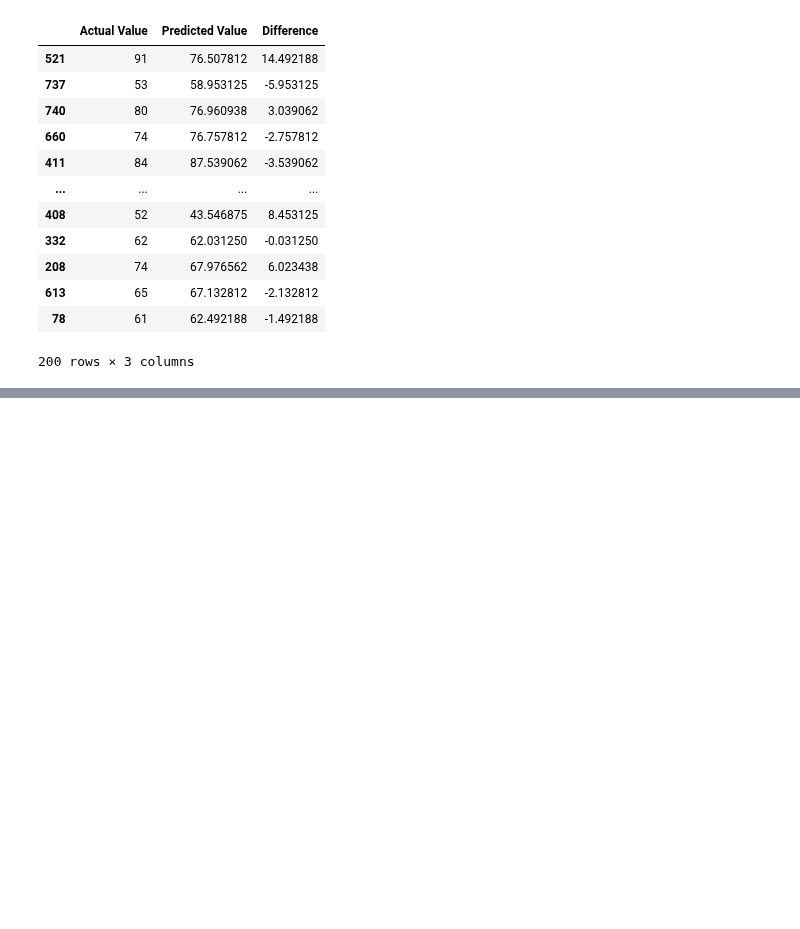
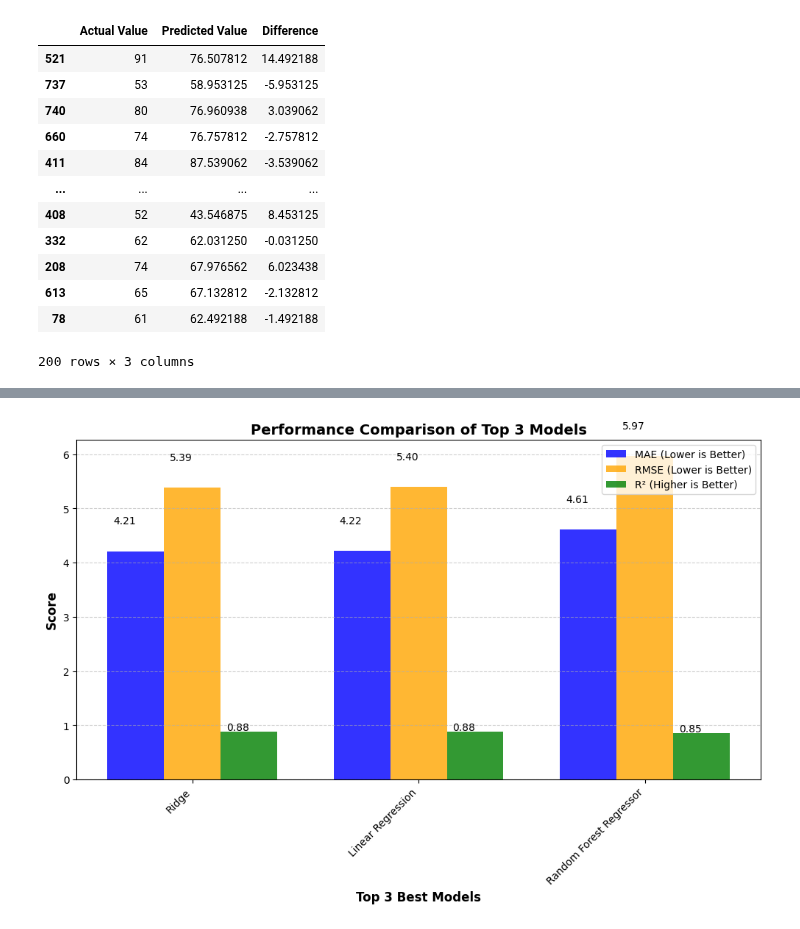
Before and after one commit to ShalinVachheta017/Student-Performance-Prediction, a Jupyter notebook: notebook/2. MODEL TRAINING.ipynb, the cells around one changed output, grey strips where cells are left out. Drawn from its saved outputs; the diff is of its cells as text; code cells hidden in the pictures; blank space fills up the shorter version.

```diff
--- a/notebook/2. MODEL TRAINING.ipynb
+++ b/notebook/2. MODEL TRAINING.ipynb
@@ -283,0 +375,44 @@ pred_df
+# %%
+import numpy as np
+import matplotlib.pyplot as plt
+
+# Selecting the top 3 best-performing models based on the lowest MAE
+top_3_models = results_df.nsmallest(3, "MAE")
+
+# Set figure size
+plt.figure(figsize=(12, 6))
+
+# Define bar width and positions
+bar_width = 0.25
+x = np.arange(len(top_3_models))
+
+# Creating grouped bar plots for MAE, RMSE, and R²
+plt.bar(x, top_3_models["MAE"], width=bar_width,
+        label="MAE (Lower is Better)", color="blue", alpha=0.8)
+plt.bar(x + bar_width, top_3_models["RMSE"], width=bar_width,
+        label="RMSE (Lower is Better)", color="orange", alpha=0.8)
+plt.bar(x + 2 * bar_width, top_3_models["R²"], width=bar_width,
+        label="R² (Higher is Better)", color="green", alpha=0.8)
+
+# Formatting the chart
+plt.xticks(x + bar_width, top_3_models["Model"], rotation=45, ha="right")
+plt.xlabel("Top 3 Best Models", fontsize=12, fontweight="bold")
+plt.ylabel("Score", fontsize=12, fontweight="bold")
+plt.title("Performance Comparison of Top 3 Models",
+          fontsize=14, fontweight="bold")
+plt.legend()
+plt.grid(axis="y", linestyle="--", alpha=0.6)
+
+# Adding data labels to the bars
+for i in range(len(top_3_models)):
+    plt.text(x[i] - 0.05, top_3_models["MAE"].iloc[i] + 0.5,
+             f"{top_3_models['MAE'].iloc[i]:.2f}", ha='center', fontsize=10, color="black")
+    plt.text(x[i] + bar_width - 0.05, top_3_models["RMSE"].iloc[i] + 0.5,
+             f"{top_3_models['RMSE'].iloc[i]:.2f}", ha='center', fontsize=10, color="black")
+    plt.text(x[i] + 2 * bar_width - 0.05, top_3_models["R²"].iloc[i] + 0.02,
+             f"{top_3_models['R²'].iloc[i]:.2f}", ha='center', fontsize=10, color="black")
+
+# Display the chart
+plt.show()
+# %% [output]
+[figure, added]
```
Also changed, not shown: parts of 6 cells of this notebook, 9 other files.
